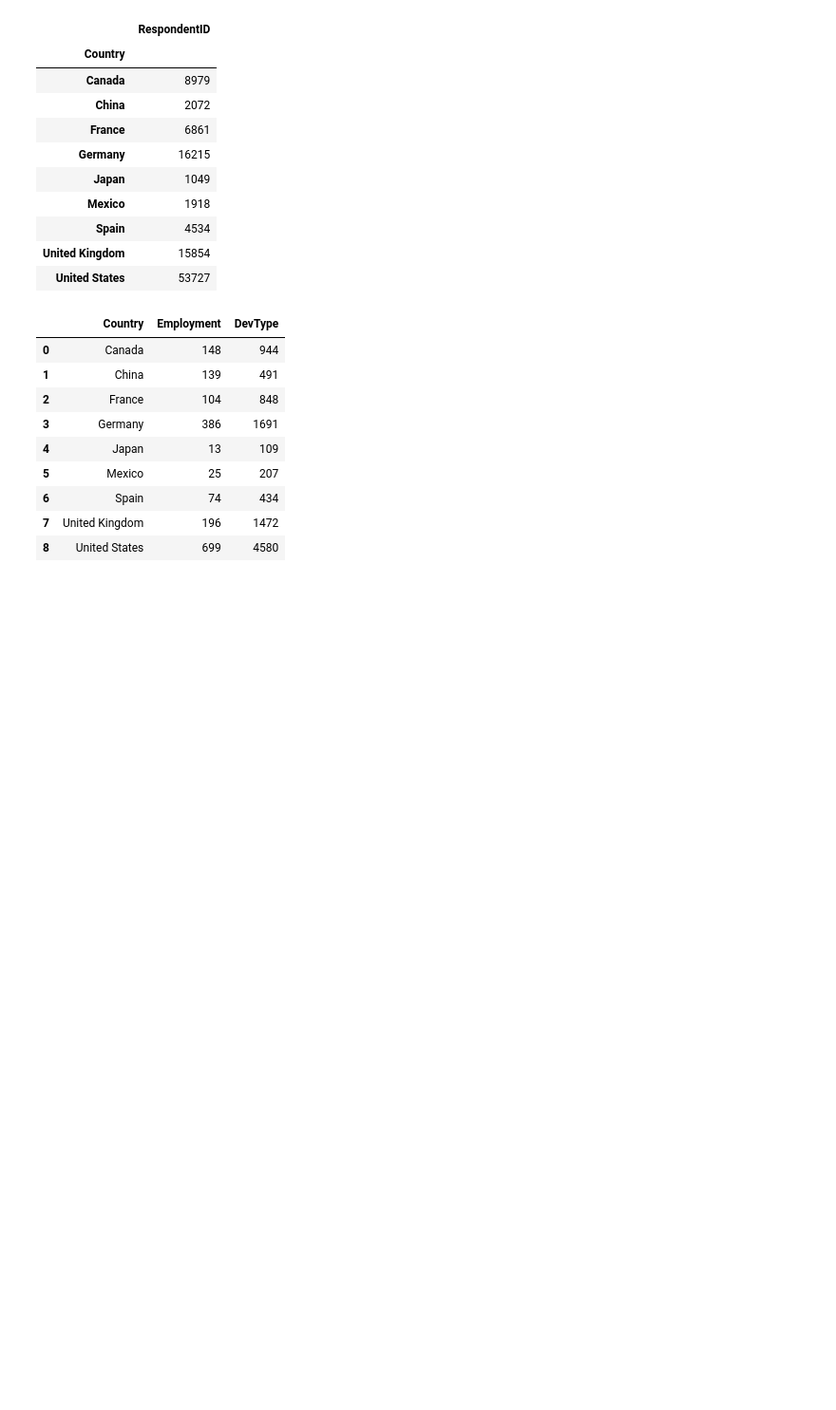
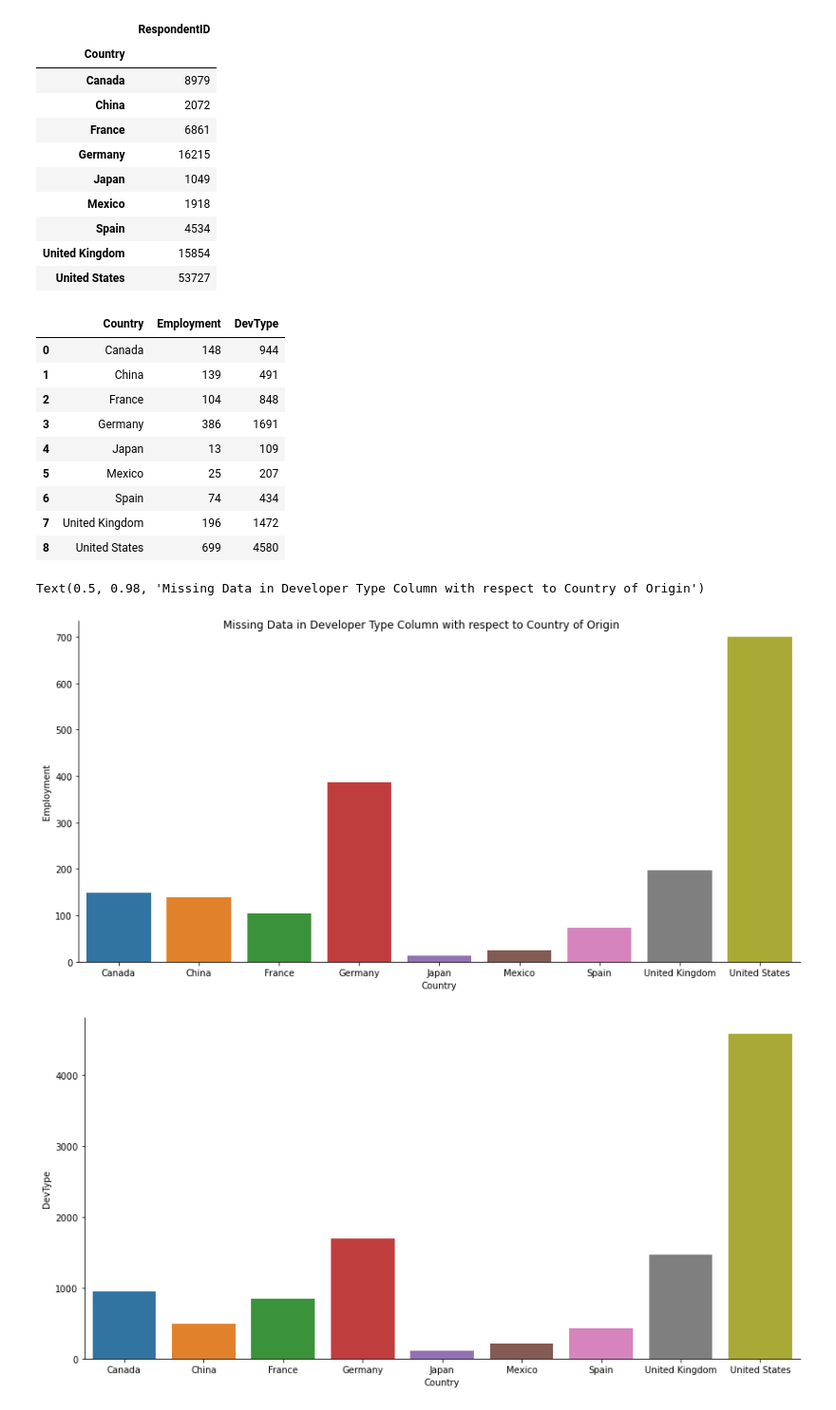
Before and after one commit to roberthallds/stack-overflow-data-cleaning, a Jupyter notebook: project.ipynb, the cells around one changed output. Shown: that part at 95% size. Drawn from its saved outputs; the diff is of its cells as text; code cells hidden in the pictures; blank space fills up the shorter version.

```diff
--- a/project.ipynb
+++ b/project.ipynb
@@ -166,3 +166,25 @@ missing_data
 | 6 | Spain | 74 | 434 |
 | 7 | United Kingdom | 196 | 1472 |
 | 8 | United States | 699 | 4580 |
+# %%
+# plot the amount of missing data in the Employment and Developer Type (DevType)
+# columns, grouped by country of origin.
+
+data[['RespondentID','Country']].groupby('Country').count()
+
+missingData = data[['Employment','DevType']].isnull().groupby(data['Country']).sum().reset_index()
+
+A=sns.catplot(
+    data=missingData, kind="bar",
+    x="Country", y="Employment",
+    height = 6, aspect = 2)
+A.figure.suptitle("Missing Data in Employment Column with respect to Country of Origin")
+B=sns.catplot(
+    data=missingData, kind="bar",
+    x="Country", y="DevType",
+    height = 6, aspect = 2)
+A.figure.suptitle("Missing Data in Developer Type Column with respect to Country of Origin")
+# %% [output]
+Text(0.5, 0.98, 'Missing Data in Developer Type Column with respect to Country of Origin')
+[figure, added]
+[figure, added]
```
Also changed, not shown: parts of 7 cells of this notebook.
